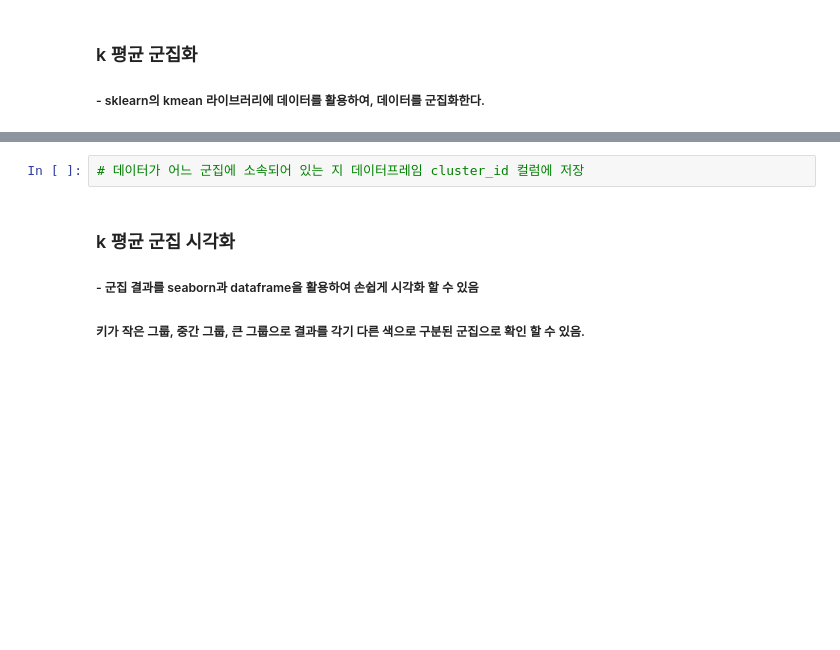
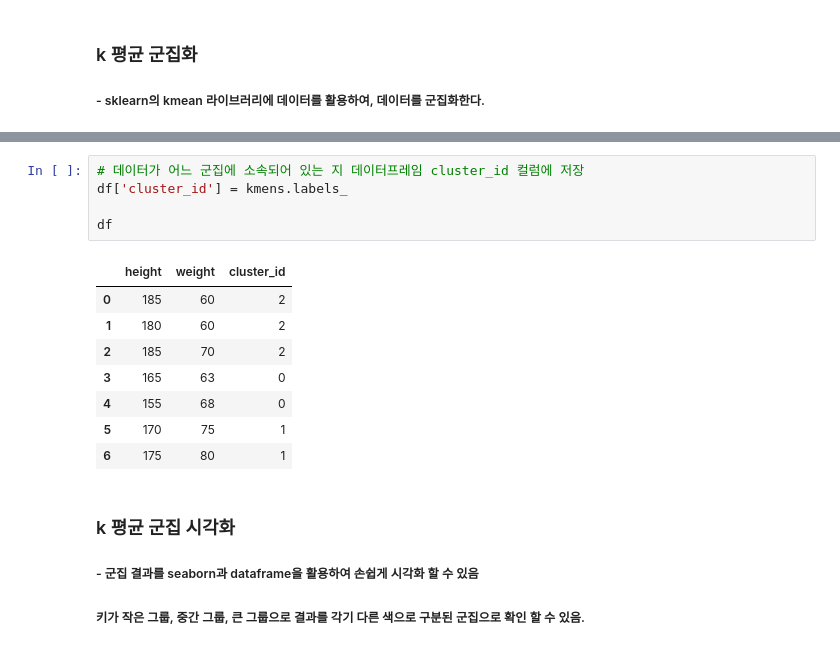
Before and after one commit to hyun5739975/MachineLearning, a Jupyter notebook: ch07_k-Means-clustering.ipynb, the cells around one changed output, grey strips where cells are left out. Saved outputs shown, nothing was run; the diff lists cells and outputs as text; blank space fills up the shorter version.

```diff
--- a/ch07_k-Means-clustering.ipynb
+++ b/ch07_k-Means-clustering.ipynb
@@ -38,5 +69,17 @@ sns.lmplot()
 # %%
 # 데이터가 어느 군집에 소속되어 있는 지 데이터프레임 cluster_id 컬럼에 저장
+df['cluster_id'] = kmens.labels_
+
+df
+# %% [output]
+|  | height | weight | cluster_id |
+| 0 | 185 | 60 | 2 |
+| 1 | 180 | 60 | 2 |
+| 2 | 185 | 70 | 2 |
+| 3 | 165 | 63 | 0 |
+| 4 | 155 | 68 | 0 |
+| 5 | 170 | 75 | 1 |
+| 6 | 175 | 80 | 1 |
 # %% [markdown]
 ### k 평균 군집 시각화
 ##### - 군집 결과를 seaborn과 dataframe을 활용하여 손쉽게 시각화 할 수 있음
```
Also changed, not shown: parts of 6 cells of this notebook, 4 other files.
